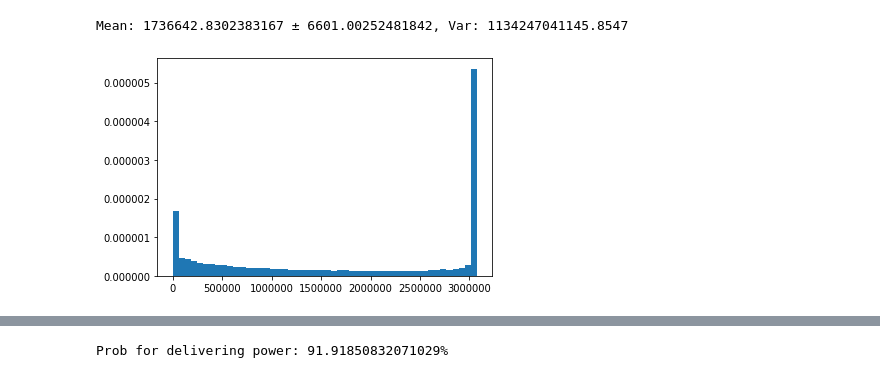
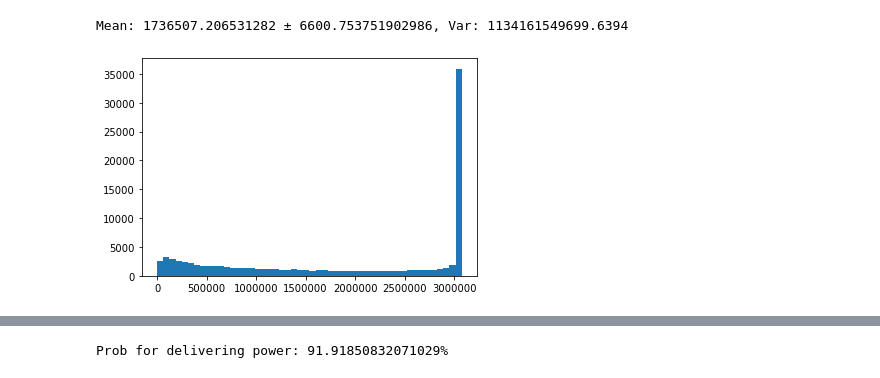
Before and after one commit to sleipner42/LP32020, a Jupyter notebook: monte-carlo/HA 1/Lab 1 Jupyter Notebook.ipynb, the cells around one changed output, grey strips where cells are left out. Drawn from its saved outputs; the diff is of its cells as text; code cells hidden in the pictures.

```diff
--- a/monte-carlo/HA 1/Lab 1 Jupyter Notebook.ipynb
+++ b/monte-carlo/HA 1/Lab 1 Jupyter Notebook.ipynb
@@ -46,26 +63,29 @@ Mean: 1737033.5808852892 ± 7583.545068128069, Var: 1497036542074.3845
 # %%
 # A) Expected amount of power, truncated version
 
 # Calculating F(3) and F(25) for the distribution for the wind
 F_min = wind_distribution.cdf(3)
 F_max = wind_distribution.cdf(25)
 
-# Generate som uniform data, scaled to to F(3) and F(25):
-u = uniform.rvs(loc = wind_distribution.cdf(3), scale = (F_max - F_min), size=n)
+# Generate uniform data
+u = uniform.rvs(size=n)
+
+# Fix condition to U
+u = ((F_max-F_min)*u + F_min)
 
 # Run u through inverse of weibull
 wind_truncated = wind_distribution.ppf(u)
 
 # Calculated the power for the truncated wind
 power_trunc = calculate_power(wind_truncated)
-hist = plt.hist(power, density=True, bins=50)
+hist = plt.hist(power_trunc, bins=50)
 
 # Calculating mean, variance and the confidence interval for the mean
 mean = np.mean(power_trunc)*(F_max-F_min)
 var = np.var(power_trunc)*((F_max-F_min)**2)
 confidence_intervall = 1.96*np.sqrt(var/n)
 
 print(f'Mean: {mean} ± {confidence_intervall}, Var: {var}')
 # %% [output]
-Mean: 1736642.8302383167 ± 6601.00252481842, Var: 1134247041145.8547
+Mean: 1736507.206531282 ± 6600.753751902986, Var: 1134161549699.6394
-[figure, old version]
+[figure, new version]
```
Also changed, not shown: parts of 12 cells of this notebook, 1 other file.
